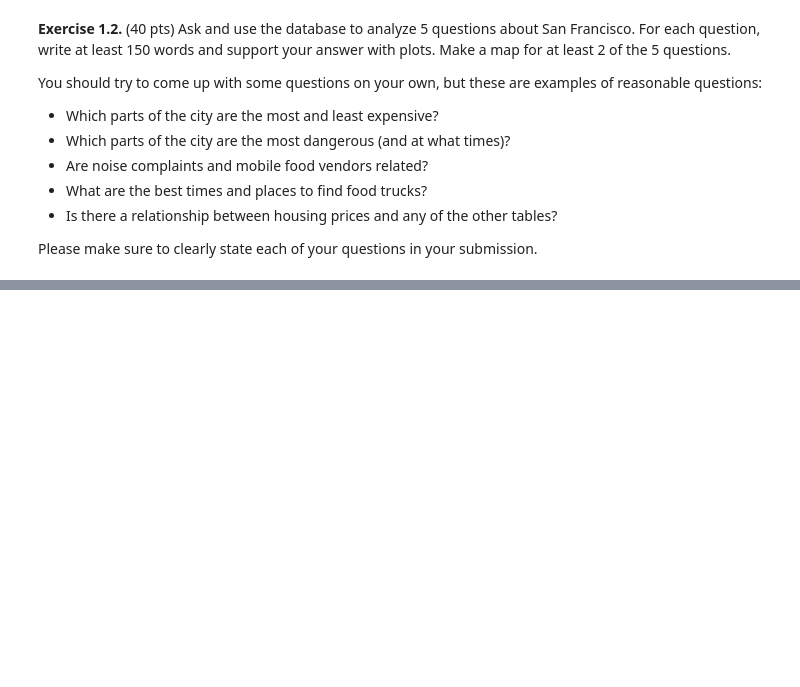
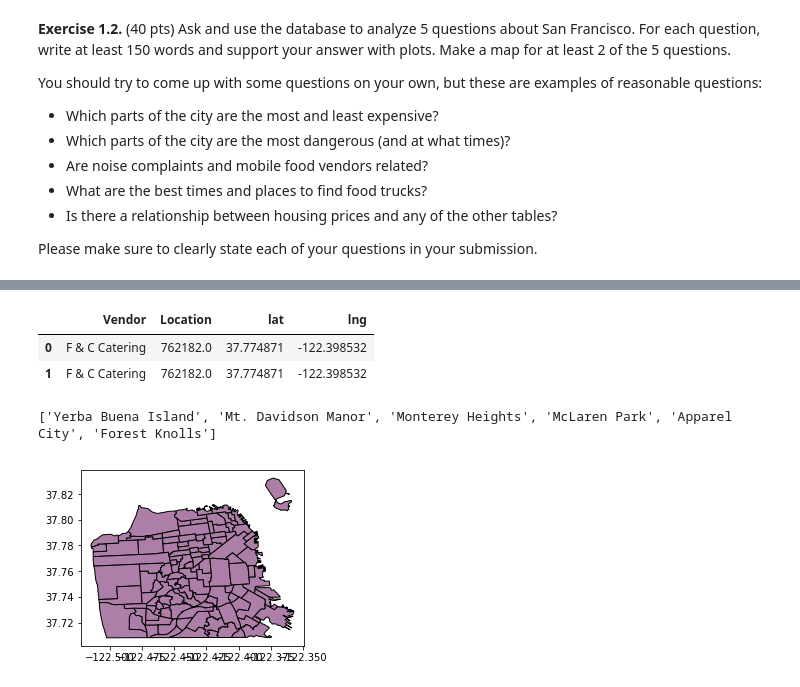
Before and after one commit to stelmanj/sta141b-hw5, a Jupyter notebook: hw5.ipynb, the cells around one changed output, grey strips where cells are left out. Drawn from its saved outputs; the diff is of its cells as text; code cells hidden in the pictures; blank space fills up the shorter version.

```diff
--- a/hw5.ipynb
+++ b/hw5.ipynb
@@ -137,0 +263,25 @@ Is real estate price and crime rate related (obviously)?
+# %%
+q = """
+SELECT A.Applicant AS Vendor, B.locationid AS Location, C.latitude AS lat, C.longitude AS lng
+FROM mobile_food_locations AS C LEFT JOIN mobile_food_permits AS A LEFT JOIN mobile_food_schedule AS B
+ON A.permit = B.permit AND B.locationid = C.locationid
+"""
+food = pd.read_sql(q,db)
+food = food.loc[food.lng!=0]
+food.head(2)
+# %% [output]
+|  | Vendor | Location | lat | lng |
+| 0 | F & C Catering | 762182.0 | 37.774871 | -122.398532 |
+| 1 | F & C Catering | 762182.0 | 37.774871 | -122.398532 |
+# %%
+specials = list(sanfran.name)
+for i in list(hoods.Neighborhood.unique()):
+    specials.remove(i)
+
+print(specials)
+# %% [output]
+['Yerba Buena Island', 'Mt. Davidson Manor', 'Monterey Heights', 'McLaren Park', 'Apparel City', 'Forest Knolls']
+# %%
+sfplot = sanfran.plot(figsize = (4, 4), edgecolor = "black", color = "#ad7fa8")
+# %% [output]
+[figure, added]
```
Also changed, not shown: parts of 29 cells of this notebook.
